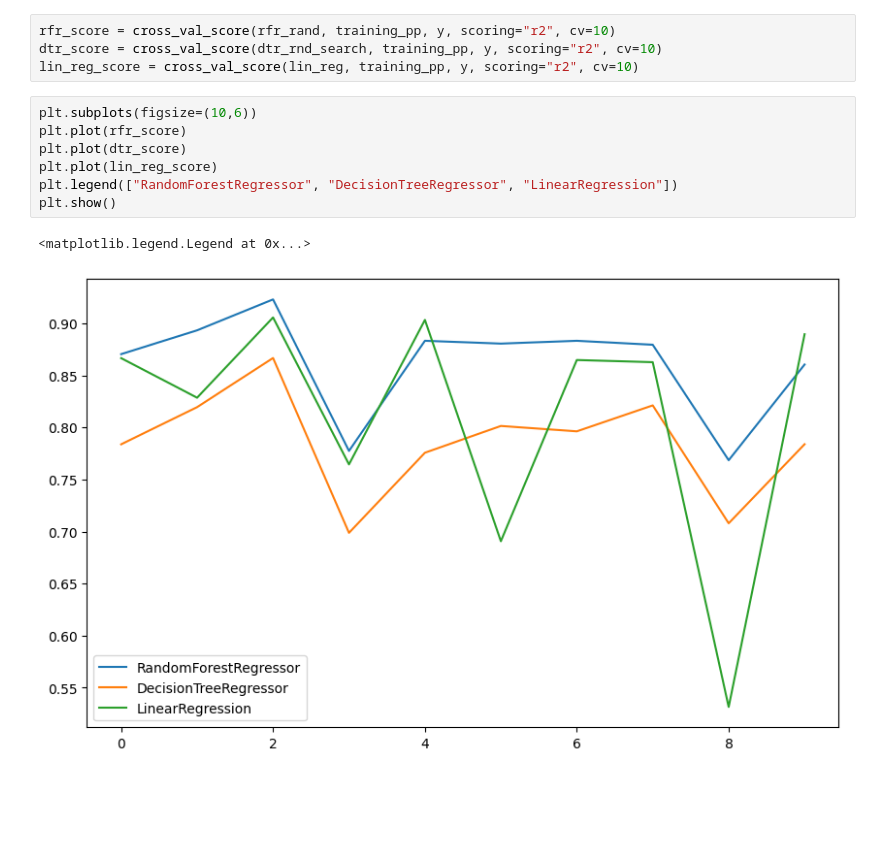
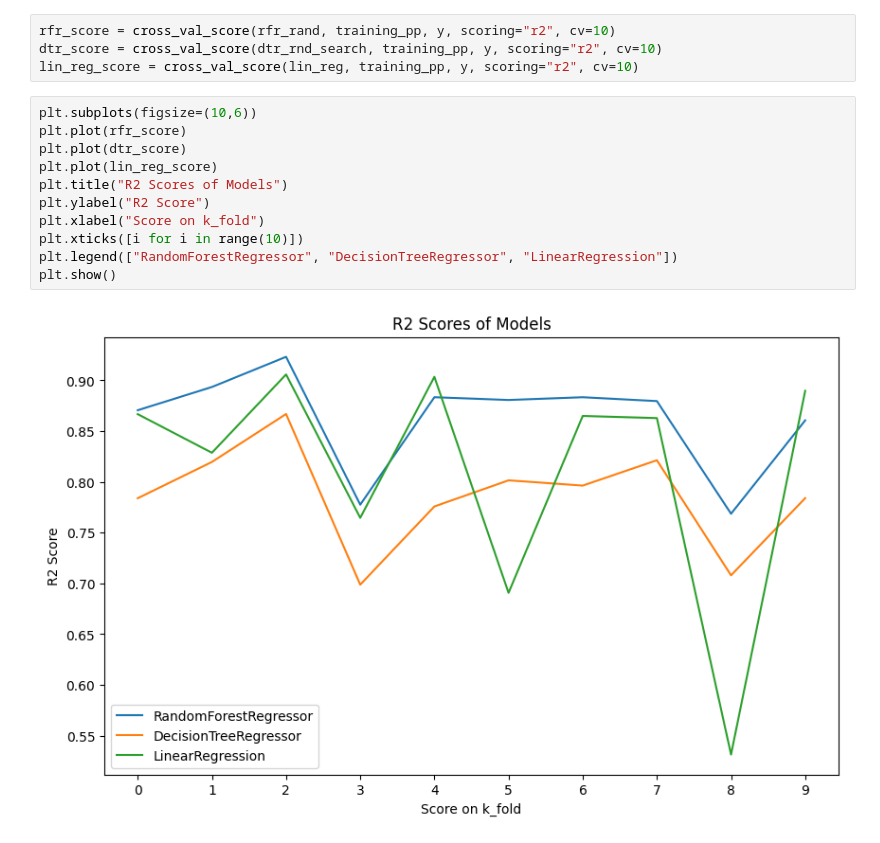
Before and after one commit to ddavidbailey/housing_prices, a Jupyter notebook: notebooks/04_training_and_comparison.ipynb, the cells around one changed output. Drawn from its saved outputs; the diff is of its cells as text; blank space fills up the shorter version.

```diff
--- a/notebooks/04_training_and_comparison.ipynb
+++ b/notebooks/04_training_and_comparison.ipynb
@@ -377,10 +377,13 @@ lin_reg_score = cross_val_score(lin_reg, training_pp, y, scoring="r2", cv=10)
 # %%
 plt.subplots(figsize=(10,6))
 plt.plot(rfr_score)
 plt.plot(dtr_score)
 plt.plot(lin_reg_score)
+plt.title("R2 Scores of Models")
+plt.ylabel("R2 Score")
+plt.xlabel("Score on k_fold")
+plt.xticks([i for i in range(10)])
 plt.legend(["RandomForestRegressor", "DecisionTreeRegressor", "LinearRegression"])
 plt.show()
 # %% [output]
-<matplotlib.legend.Legend at 0x...>
-[figure, old version]
+[figure, new version]
```
Also changed, not shown: parts of 1 cell of this notebook.
